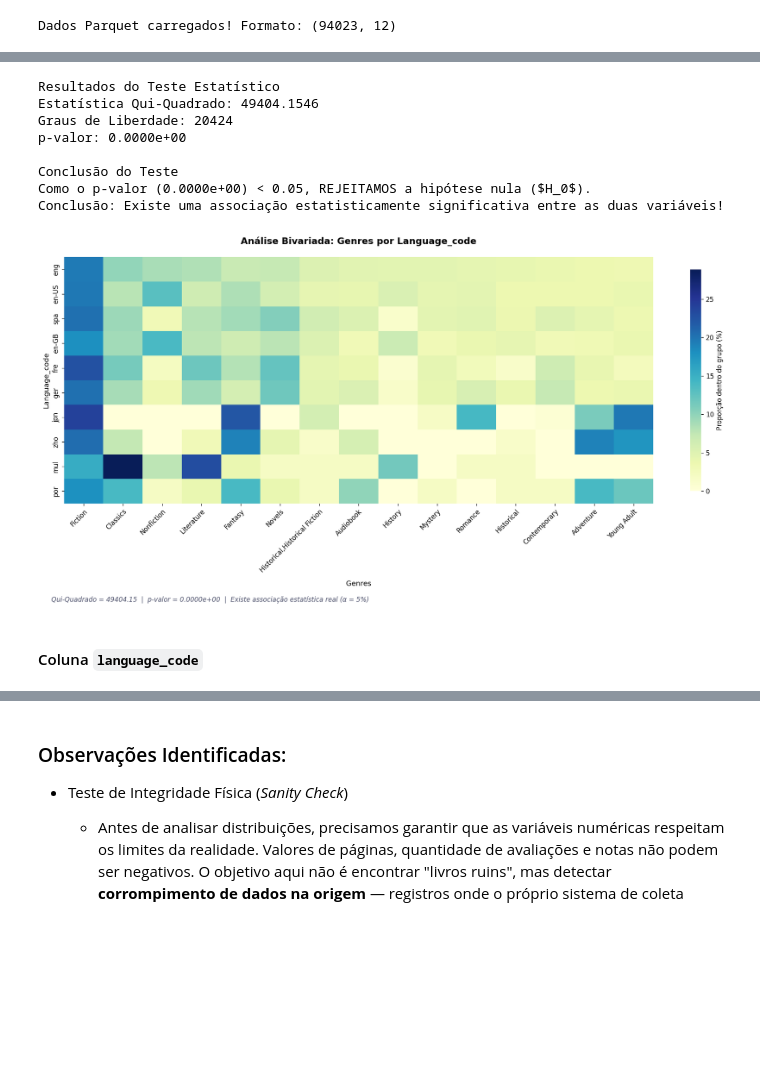
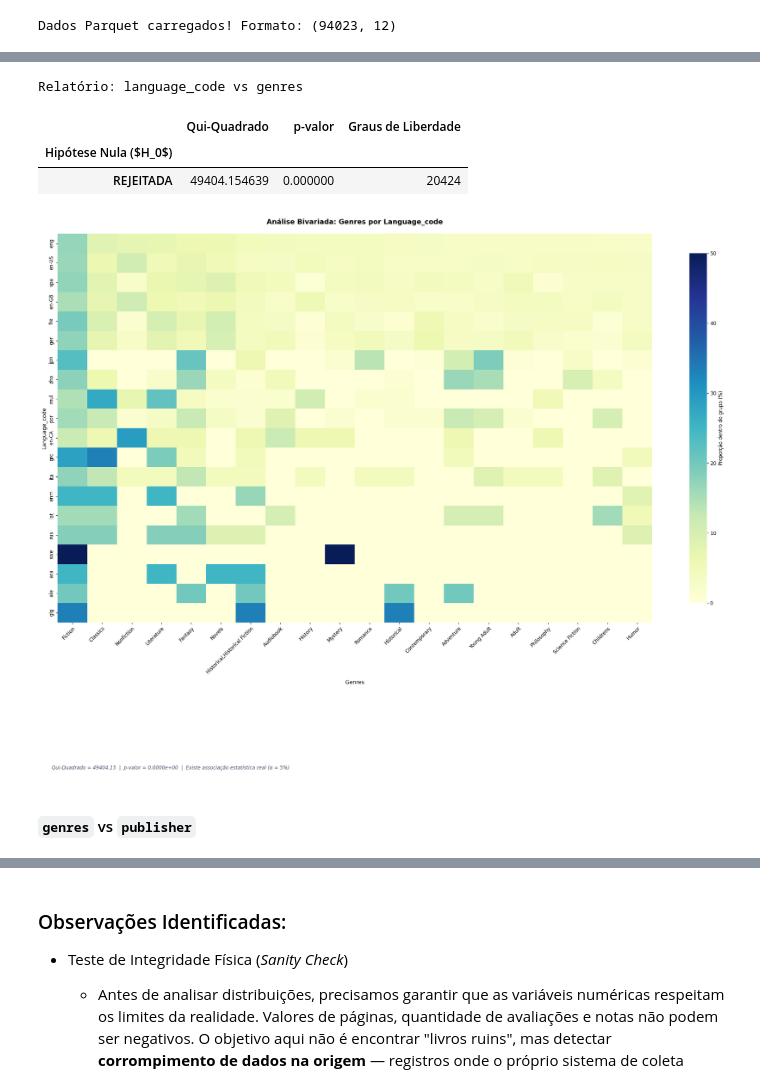
Before and after one commit to AleCecilio/entertainment_industry_performance_analysis, a Jupyter notebook: notebooks/04_eda_goodreads.ipynb, the cells around one changed output, grey strips where cells are left out. Drawn from its saved outputs; the diff is of its cells as text; code cells hidden in the pictures; blank space fills up the shorter version.

```diff
--- a/notebooks/04_eda_goodreads.ipynb
+++ b/notebooks/04_eda_goodreads.ipynb
@@ -398,13 +400,16 @@ Dados Parquet carregados! Formato: (94023, 12)
 # %%
 # Criar a Tabela de Contingência
 
-top_genres = df_exploded['genres'].value_counts().head(10).index
-top_languages = df_exploded['language_code'].value_counts().head(10).index
+top_genres = df_exploded['genres'].value_counts().head(20).index
+top_languages = df_exploded['language_code'].value_counts().head(20).index
 
-tabela_contingencia = pd.crosstab(df_exploded['language_code'], df_exploded['genres'])
+contingencia_genres_language = pd.crosstab(
+    df_exploded['language_code'],
+    df_exploded['genres']
+)
 
 display(tb.estilizar_tabela(
-    df=tabela_contingencia.loc[
+    df=contingencia_genres_language.loc[
         top_languages,
         top_genres
     ],
@@ -427,23 +438,27 @@ Tabela de Contingência (Valores Absolutos): language_code vs genres
 # %%
 # Executando o Teste do Qui-Quadrado
-chi2, p, dof, expected = mt.testar_dependencia_categorica(tabela_contingencia)
+resultado_genres_language = mt.testar_dependencia_categorica(
+    contingencia_genres_language
+)
+
+display(tb.estilizar_tabela(
+    df=resultado_genres_language,
+    caption='Relatório: language_code vs genres'
+))
 # %% [output]
-Resultados do Teste Estatístico
-Estatística Qui-Quadrado: 49404.1546
-Graus de Liberdade: 20424
-p-valor: 0.0000e+00
-
-Conclusão do Teste
-Como o p-valor (0.0000e+00) < 0.05, REJEITAMOS a hipótese nula ($H_0$).
-Conclusão: Existe uma associação estatisticamente significativa entre as duas variáveis!
+Relatório: language_code vs genres
+|  | Qui-Quadrado | p-valor | Graus de Liberdade |
+| Hipótese Nula ($H_0$) |  |  |  |
+| REJEITADA | 49404.154639 | 0.000000 | 20424 |
 # %%
-graf.grafico_dependencia_categorica_top_10(
-    tabela_absoluta=tabela_contingencia,
-    chi2=chi2,
-    p_valor=p
+graf.grafico_dependencia_categorica(
+    tabela_absoluta=contingencia_genres_language,
+    chi2=resultado_genres_language['Qui-Quadrado'].iloc[0],
+    p_valor=resultado_genres_language['p-valor'].iloc[0],
+    top_n=20
 )
 # %% [output]
-[figure, old version]
+[figure, new version]
 # %% [markdown]
-#### Coluna `language_code`
+#### `genres` vs `publisher`
 # %%
```
Also changed, not shown: parts of 16 cells of this notebook, 6 other files.
